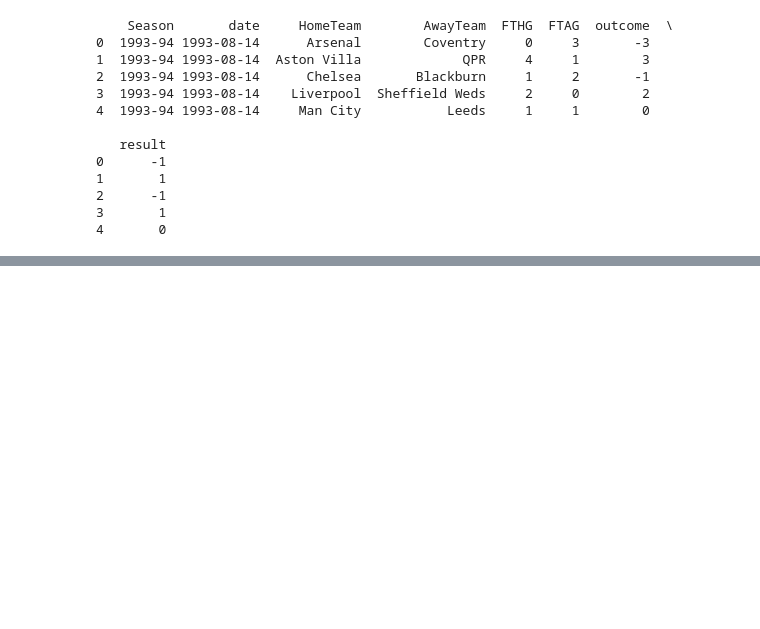
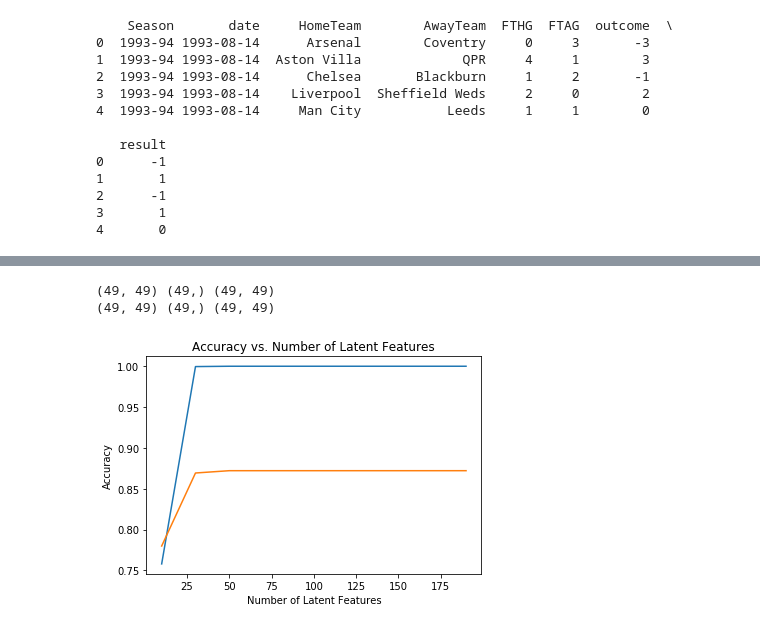
Before and after one commit to docju/datasciencecapstone, a Jupyter notebook: Capstone.ipynb, the cells around one changed output, grey strips where cells are left out. Cells and saved outputs as stored; diff of their text form; code cells hidden in the pictures; blank space fills up the shorter version.

```diff
--- a/Capstone.ipynb
+++ b/Capstone.ipynb
@@ -61,7 +61,9 @@ most_recent=all_results[all_results['Season']!='2019-20'].sort_values('date').dr
 #keep average of all previous results
 average_results=all_results[all_results['Season']!='2019-20'].groupby(['HomeTeam','AwayTeam']).mean()['result'].reset_index()
 
-most_recent_matrix=np.asmatrix(average_results.groupby(['HomeTeam', 'AwayTeam'])['result'].max().unstack().fillna(-2))
+most_recent_matrix=np.asmatrix(most_recent.groupby(['HomeTeam', 'AwayTeam'])['result'].max().unstack().fillna(0))
+average_result_matrix=np.asmatrix(average_results.groupby(['HomeTeam', 'AwayTeam'])['result'].max().unstack().fillna(0))
+
 
 def table_create(scores=most_recent):
     #period=scores[all_results['Season']==season].copy()
@@ -87,7 +89,7 @@ def table_create(scores=most_recent):
     points_total['GF']=points_total['FTHG']+points_total['FTAG']
     points_total['GD']=points_total['home_gd']+points_total['away_gd']
     points_total['Points']=points_total['home_points']+points_total['away_points']
-    points_total=points_total[['Played','Team','GF','GD','Points']].sort_values(['Points','GD','GF','Team'],ascending=[False,False,False,True])
+    points_total=points_total[['Team','Played','GF','GD','Points']].sort_values(['Points','GD','GF','Team'],ascending=[False,False,False,True])
 
     return points_total
 
@@ -114,0 +130,63 @@ train,test=split_season_train_test(92,most_recent)
+# %%
+# Perform SVD on the User-Item Matrix Here
+
+u_rec, s_rec, vt_rec =np.linalg.svd(most_recent_matrix)
+u_ave, s_ave, vt_ave =np.linalg.svd(average_result_matrix)
+
+
+print(u_rec.shape,s_rec.shape, vt_rec.shape)# use the built in to get the three matrices
+
+print(u_ave.shape,s_ave.shape, vt_ave.shape)# use the built in to get the three matrices
+
+
+num_latent_feats = np.arange(10,200+10,20)
+sum_errs = []
+sum_errs_ave=[]
+
+for k in num_latent_feats:
+    # restructure with k latent features
+    s_new, u_new, vt_new = np.diag(s_rec[:k]), u_rec[:, :k], vt_rec[:k, :]
+
+    # take dot product
+    user_item_est = np.around(np.dot(np.dot(u_new, s_new), vt_new))
+
+    # compute error for each prediction to actual value
+    diffs = np.subtract(most_recent_matrix, user_item_est)
+    for l in range(0,most_recent_matrix.shape[0]):
+        for m in range(0,most_recent_matrix.shape[0]):
+            if l==m:
+                diffs[l,m]=0 #not interested in diagonal entries
+
+
+    # total errors and keep track of them
+    err = np.sum(np.sum(np.abs(diffs)))
+    sum_errs.append(err)
+
+for j in num_latent_feats:
+    # restructure with k latent features
+    s_new_ave, u_new_ave, vt_new_ave = np.diag(s_ave[:j]), u_ave[:, :j], vt_ave[:j, :]
+
+    # take dot product
+    user_item_est_ave = np.around(np.dot(np.dot(u_new_ave, s_new_ave), vt_new_ave))
+
+    # compute error for each prediction to actual value
+    diffs_ave = np.subtract(average_result_matrix, user_item_est_ave)
+    for l in range(0,average_result_matrix.shape[0]):
+        for m in range(0,average_result_matrix.shape[0]):
+            if l==m:
+                diffs_ave[l,m]=0 #not interested in diagonal entries
+
+    # total errors and keep track of them
+    err_ave = np.sum(np.sum(np.abs(diffs_ave)))
+    sum_errs_ave.append(err_ave)
+
+
+plt.plot(num_latent_feats, 1 - np.array(sum_errs)/(most_recent_matrix.shape[0]*most_recent_matrix.shape[1]));
+plt.plot(num_latent_feats, 1 - np.array(sum_errs_ave)/(average_result_matrix.shape[0]*average_result_matrix.shape[1]));
+plt.xlabel('Number of Latent Features');
+plt.ylabel('Accuracy');
+plt.title('Accuracy vs. Number of Latent Features');
+# %% [output]
+(49, 49) (49,) (49, 49)
+(49, 49) (49,) (49, 49)
+[figure, added]
```
Also changed, not shown: parts of 4 cells of this notebook.
